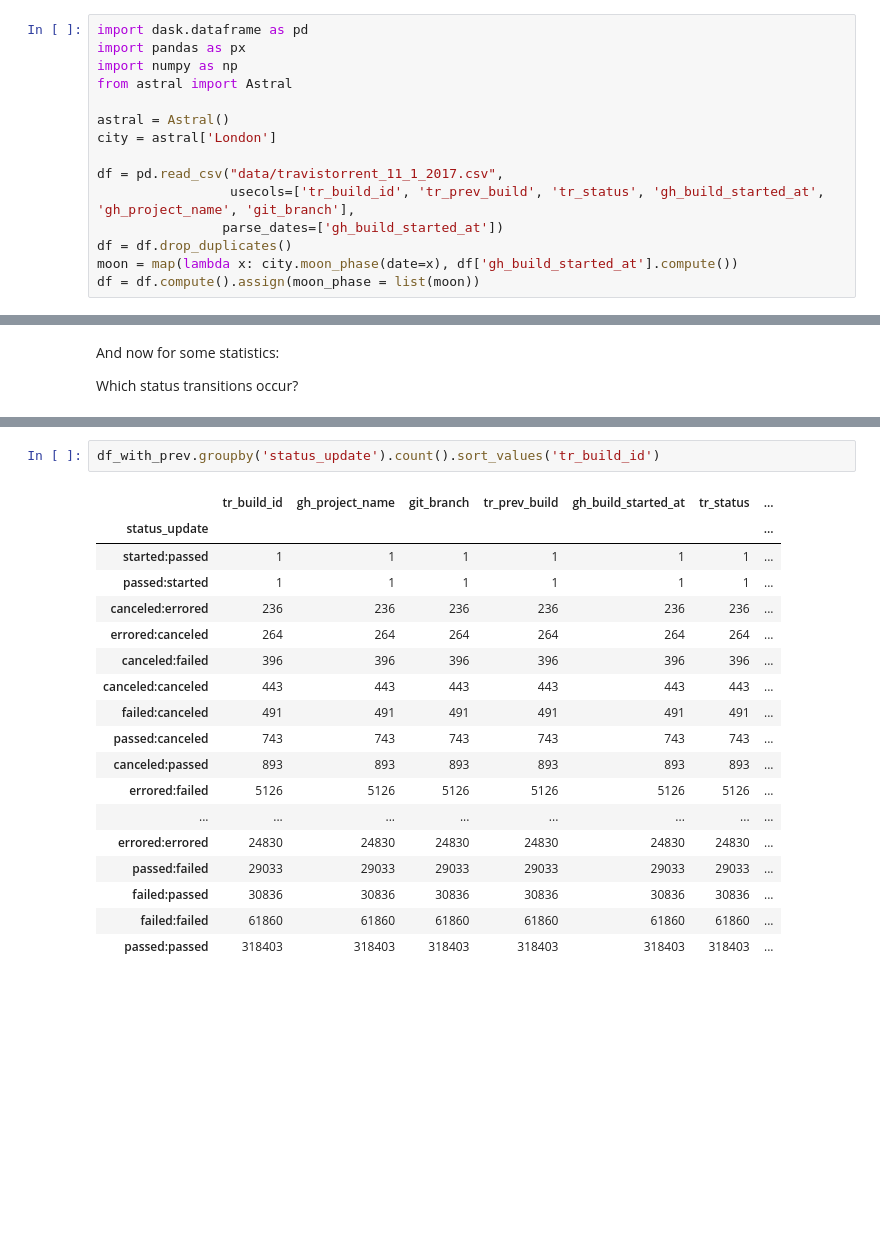
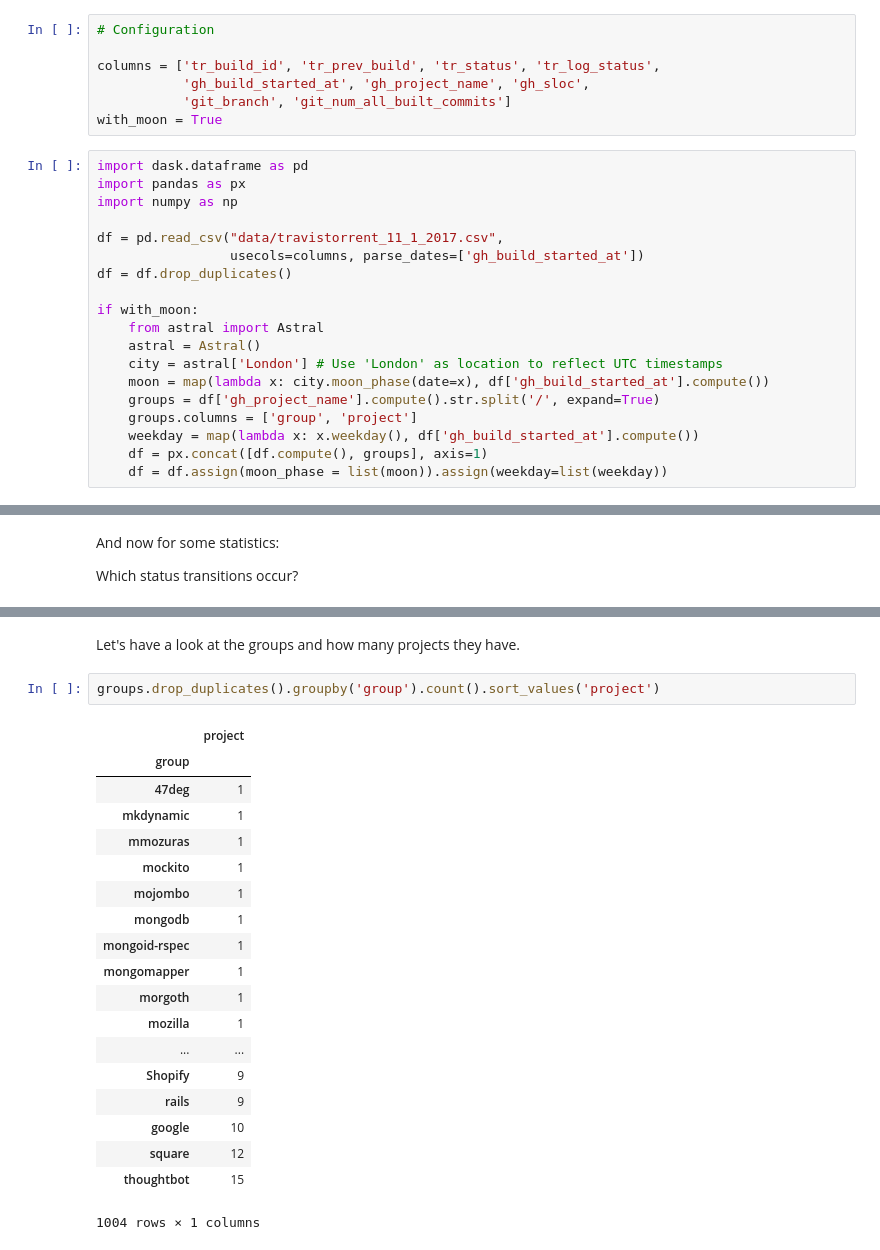
Before and after one commit to DLR-SC/Hackathon, a Jupyter notebook: chaosProject/Inconsistencies.ipynb, the cells around one changed output, grey strips where cells are left out. Drawn from its saved outputs; the diff is of its cells as text; blank space fills up the shorter version.

```diff
--- a/chaosProject/Inconsistencies.ipynb
+++ b/chaosProject/Inconsistencies.ipynb
@@ -5,18 +7,29 @@ First, the data needs to be imported for mining and manipulation. The data is fe
+# %%
+# Configuration
+
+columns = ['tr_build_id', 'tr_prev_build', 'tr_status', 'tr_log_status',
+           'gh_build_started_at', 'gh_project_name', 'gh_sloc',
+           'git_branch', 'git_num_all_built_commits']
+with_moon = True
 # %%
 import dask.dataframe as pd
 import pandas as px
 import numpy as np
-from astral import Astral
-
-astral = Astral()
-city = astral['London']
 
 df = pd.read_csv("data/travistorrent_11_1_2017.csv",
-                 usecols=['tr_build_id', 'tr_prev_build', 'tr_status', 'gh_build_started_at', 'gh_project_name', 'git_branch'],
-                parse_dates=['gh_build_started_at'])
+                 usecols=columns, parse_dates=['gh_build_started_at'])
 df = df.drop_duplicates()
-moon = map(lambda x: city.moon_phase(date=x), df['gh_build_started_at'].compute())
-df = df.compute().assign(moon_phase = list(moon))
+
+if with_moon:
+    from astral import Astral
+    astral = Astral()
+    city = astral['London'] # Use 'London' as location to reflect UTC timestamps
+    moon = map(lambda x: city.moon_phase(date=x), df['gh_build_started_at'].compute())
+    groups = df['gh_project_name'].compute().str.split('/', expand=True)
+    groups.columns = ['group', 'project']
+    weekday = map(lambda x: x.weekday(), df['gh_build_started_at'].compute())
+    df = px.concat([df.compute(), groups], axis=1)
+    df = df.assign(moon_phase = list(moon)).assign(weekday=list(weekday))
 # %% [markdown]
 Combine with "previous build", add transition as 'status_update' (old:new), 'delta' between start times of the builds and create frame containing only builds where status changed.
 # %%
@@ -88,21 +168,24 @@ Which status transitions occur?
+# %% [markdown]
+Let's have a look at the groups and how many projects they have.
 # %%
-df_with_prev.groupby('status_update').count().sort_values('tr_build_id')
+groups.drop_duplicates().groupby('group').count().sort_values('project')
 # %% [output]
-|  | tr_build_id | gh_project_name | git_branch | tr_prev_build | gh_build_started_at | tr_status | ... |
-| status_update |  |  |  |  |  |  | ... |
-| started:passed | 1 | 1 | 1 | 1 | 1 | 1 | ... |
-| passed:started | 1 | 1 | 1 | 1 | 1 | 1 | ... |
-| canceled:errored | 236 | 236 | 236 | 236 | 236 | 236 | ... |
-| errored:canceled | 264 | 264 | 264 | 264 | 264 | 264 | ... |
-| canceled:failed | 396 | 396 | 396 | 396 | 396 | 396 | ... |
-| canceled:canceled | 443 | 443 | 443 | 443 | 443 | 443 | ... |
-| failed:canceled | 491 | 491 | 491 | 491 | 491 | 491 | ... |
-| passed:canceled | 743 | 743 | 743 | 743 | 743 | 743 | ... |
-| canceled:passed | 893 | 893 | 893 | 893 | 893 | 893 | ... |
-| errored:failed | 5126 | 5126 | 5126 | 5126 | 5126 | 5126 | ... |
-| ... | ... | ... | ... | ... | ... | ... | ... |
-| errored:errored | 24830 | 24830 | 24830 | 24830 | 24830 | 24830 | ... |
-| passed:failed | 29033 | 29033 | 29033 | 29033 | 29033 | 29033 | ... |
-| failed:passed | 30836 | 30836 | 30836 | 30836 | 30836 | 30836 | ... |
-| failed:failed | 61860 | 61860 | 61860 | 61860 | 61860 | 61860 | ... |
-| passed:passed | 318403 | 318403 | 318403 | 318403 | 318403 | 318403 | ... |
+|  | project |
+| group |  |
+| 47deg | 1 |
+| mkdynamic | 1 |
+| mmozuras | 1 |
+| mockito | 1 |
+| mojombo | 1 |
+| mongodb | 1 |
+| mongoid-rspec | 1 |
+| mongomapper | 1 |
+| morgoth | 1 |
+| mozilla | 1 |
+| ... | ... |
+| Shopify | 9 |
+| rails | 9 |
+| google | 10 |
+| square | 12 |
+| thoughtbot | 15 |
+1004 rows × 1 columns
```
Also changed, not shown: parts of 15 cells of this notebook.
